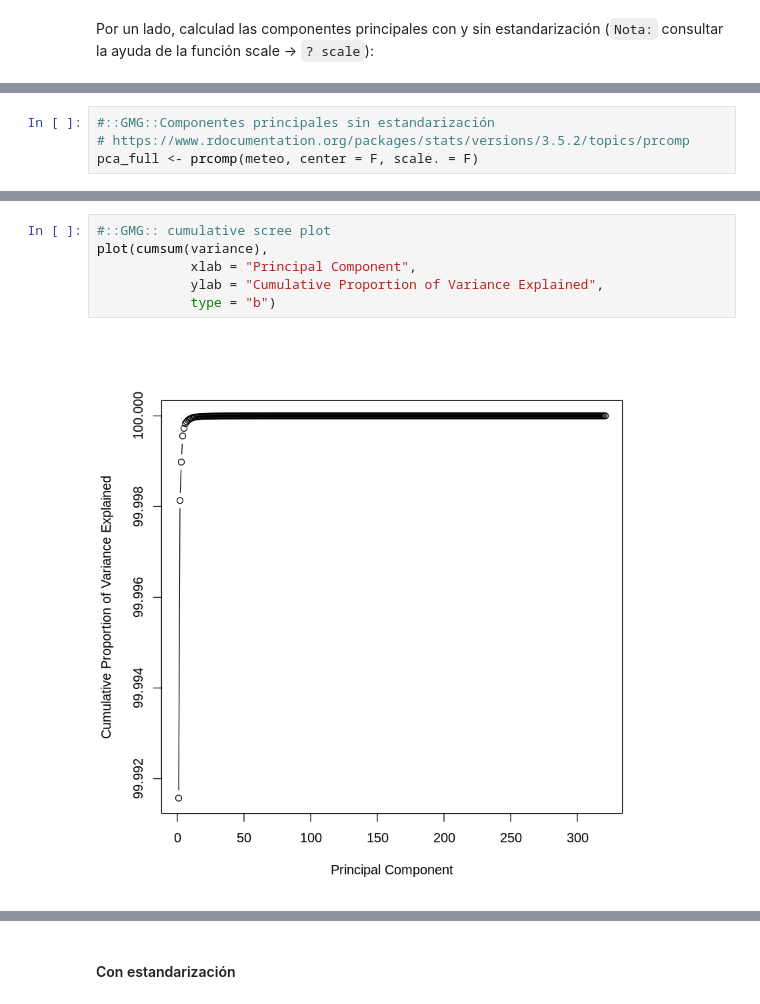
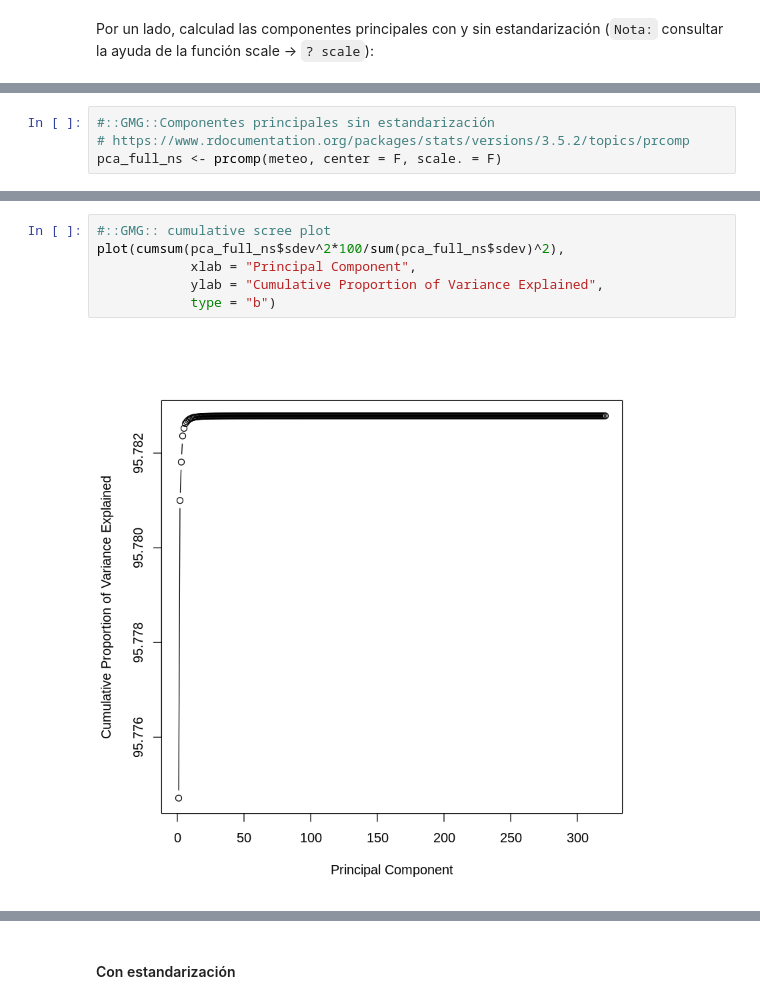
Before and after one commit to yerartdev/uc-m1966-datamining, a Jupyter notebook: d2/T02-m1966-clasificacion-reduccion-dimensionalidad.ipynb, the cells around one changed output, grey strips where cells are left out. Cells and saved outputs as stored; diff of their text form.

```diff
--- a/d2/T02-m1966-clasificacion-reduccion-dimensionalidad.ipynb
+++ b/d2/T02-m1966-clasificacion-reduccion-dimensionalidad.ipynb
@@ -95,7 +102,7 @@ https://www.analyticsvidhya.com/blog/2016/03/practical-guide-principal-component
 # %%
 #::GMG::Componentes principales sin estandarización
 # https://www.rdocumentation.org/packages/stats/versions/3.5.2/topics/prcomp
-pca_full <- prcomp(meteo, center = F, scale. = F)
+pca_full_ns <- prcomp(meteo, center = F, scale. = F)
 # %%
 #::GMG::Qué es lo que nos devuelve la función prcomp()
 # https://www.rdocumentation.org/packages/stats/versions/3.5.2/topics/prcomp
@@ -231,8 +199,8 @@ lines(x = 1:10,
 # %%
 #::GMG:: cumulative scree plot
-plot(cumsum(variance),
+plot(cumsum(pca_full_ns$sdev^2*100/sum(pca_full_ns$sdev)^2),
             xlab = "Principal Component",
             ylab = "Cumulative Proportion of Variance Explained",
             type = "b")
 # %% [output]
-[figure, old version]
+[figure, new version]
```
Also changed, not shown: parts of 27 cells of this notebook.
